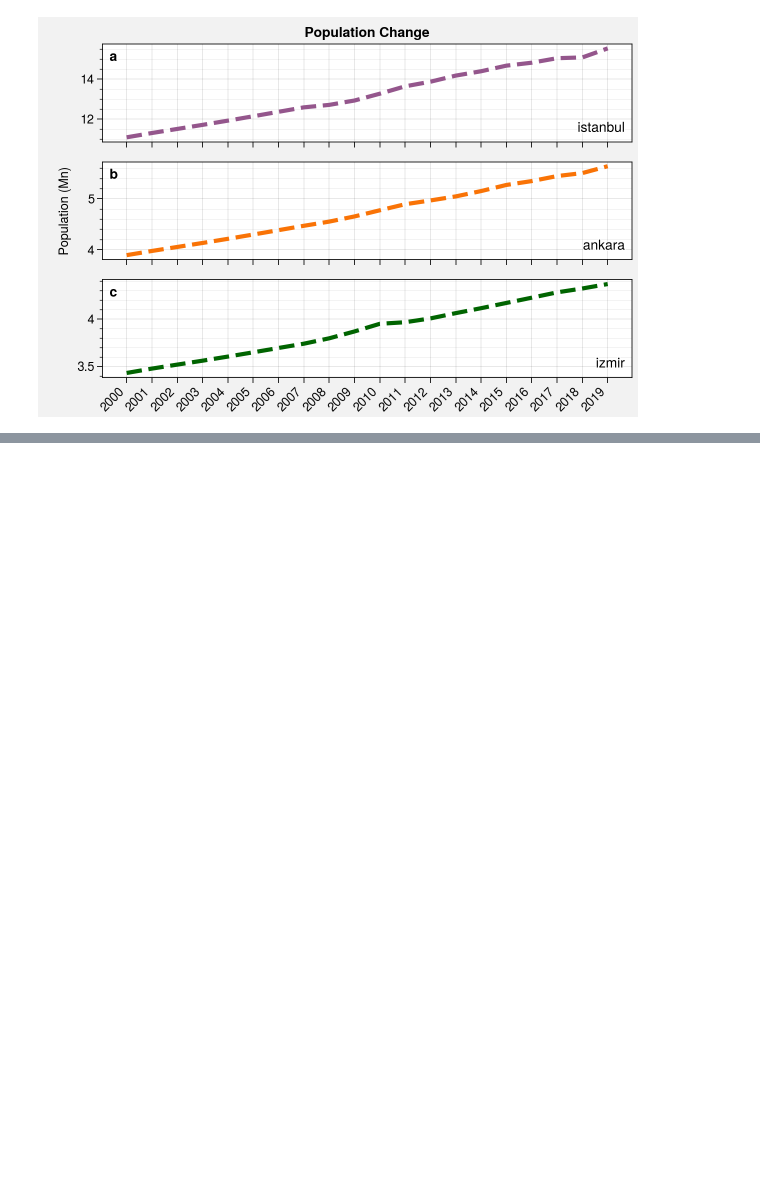
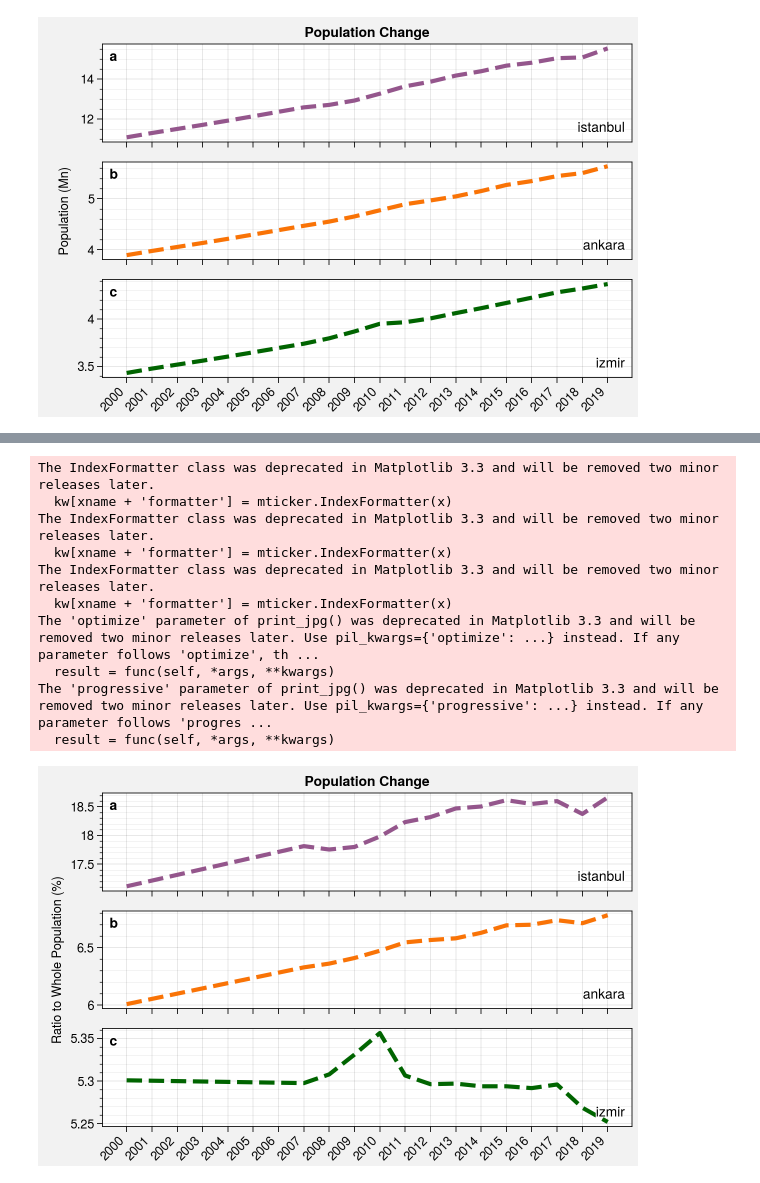
Before and after one commit to donmezkutay/ATMOS22-Paper-Codes, a Jupyter notebook: population_analysis.ipynb, the cells around one changed output, grey strips where cells are left out. Cells and saved outputs as stored; diff of their text form; code cells hidden in the pictures; blank space fills up the shorter version.

Commit message:
#add ratio of population analysis

```diff
--- a/population_analysis.ipynb
+++ b/population_analysis.ipynb
@@ -68,0 +91,26 @@ The 'progressive' parameter of print_jpg() was deprecated in Matplotlib 3.3 and
+# %%
+# copy new dataframe with province and total colum names
+perc_dt = turkey_dt[province_total].copy(deep=True)
+
+# find the Ratio of Each City's Population
+# to Whole Population For Each Year (%)
+for p in province:
+
+    # apply the find_percentage function to each city
+    perc_dt[fr'perc_{p}'] = turkey_dt.apply(lambda row: find_percentage(
+                                                                row,
+                                                                p,
+                                                                total_col),
+                                                                axis=1)
+# %%
+# percent variables
+perc_province = ['perc_istanbul',
+                 'perc_ankara',
+                 'perc_izmir']
+
+# adjust data to plotting
+perc_dt = perc_dt[perc_province] \
+            .transpose().reset_index()
+perc_dt['Province'] = perc_dt['Province'] \
+                        .str \
+                        .replace('perc_', '')
@@ -68,0 +125,18 @@ The 'progressive' parameter of print_jpg() was deprecated in Matplotlib 3.3 and
+# %%
+# determine the method (to give name the figure saving)
+method = 'ratio'
+
+# plot the lineplot graphic
+population_line_plot(perc_dt, province, method)
+# %% [output]
+The IndexFormatter class was deprecated in Matplotlib 3.3 and will be removed two minor releases later.
+  kw[xname + 'formatter'] = mticker.IndexFormatter(x)
+The IndexFormatter class was deprecated in Matplotlib 3.3 and will be removed two minor releases later.
+  kw[xname + 'formatter'] = mticker.IndexFormatter(x)
+The IndexFormatter class was deprecated in Matplotlib 3.3 and will be removed two minor releases later.
+  kw[xname + 'formatter'] = mticker.IndexFormatter(x)
+The 'optimize' parameter of print_jpg() was deprecated in Matplotlib 3.3 and will be removed two minor releases later. Use pil_kwargs={'optimize': ...} instead. If any parameter follows 'optimize', th ...
+  result = func(self, *args, **kwargs)
+The 'progressive' parameter of print_jpg() was deprecated in Matplotlib 3.3 and will be removed two minor releases later. Use pil_kwargs={'progressive': ...} instead. If any parameter follows 'progres ...
+  result = func(self, *args, **kwargs)
+[figure, added]
```
Also changed, not shown: parts of 12 cells of this notebook.
